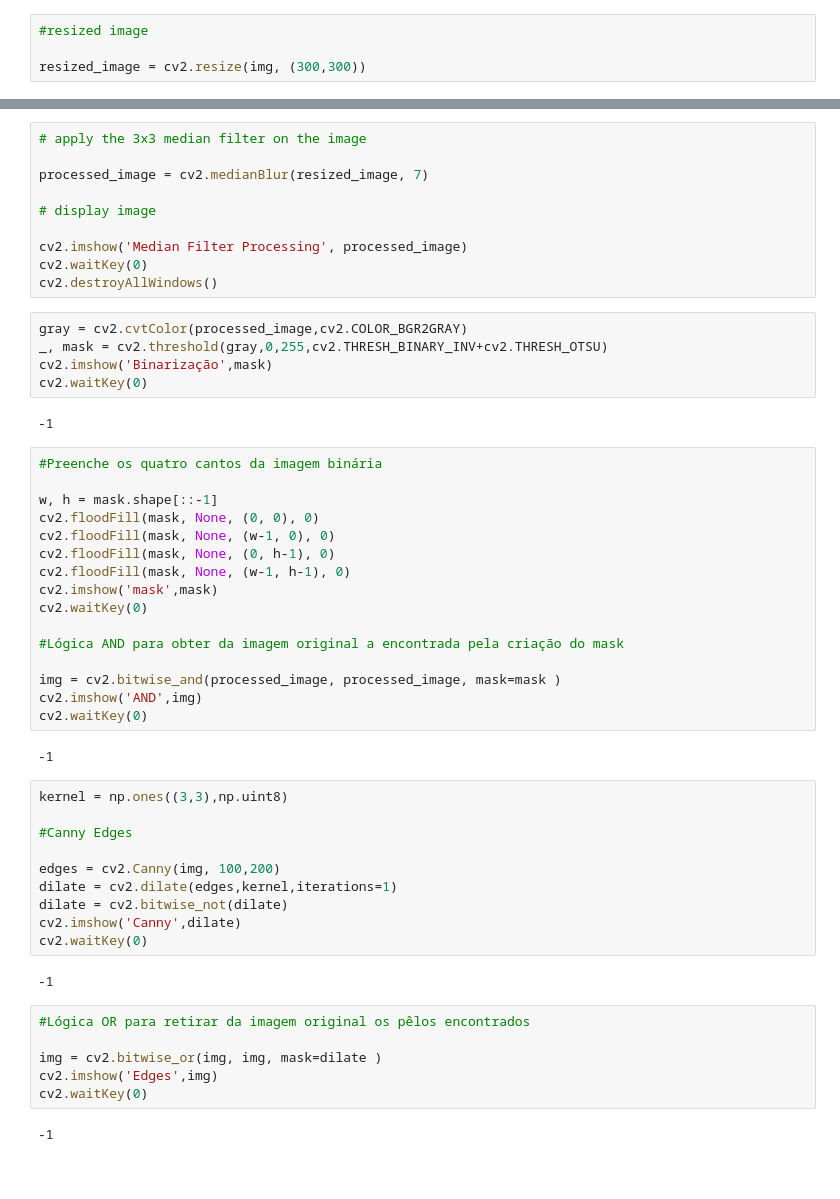
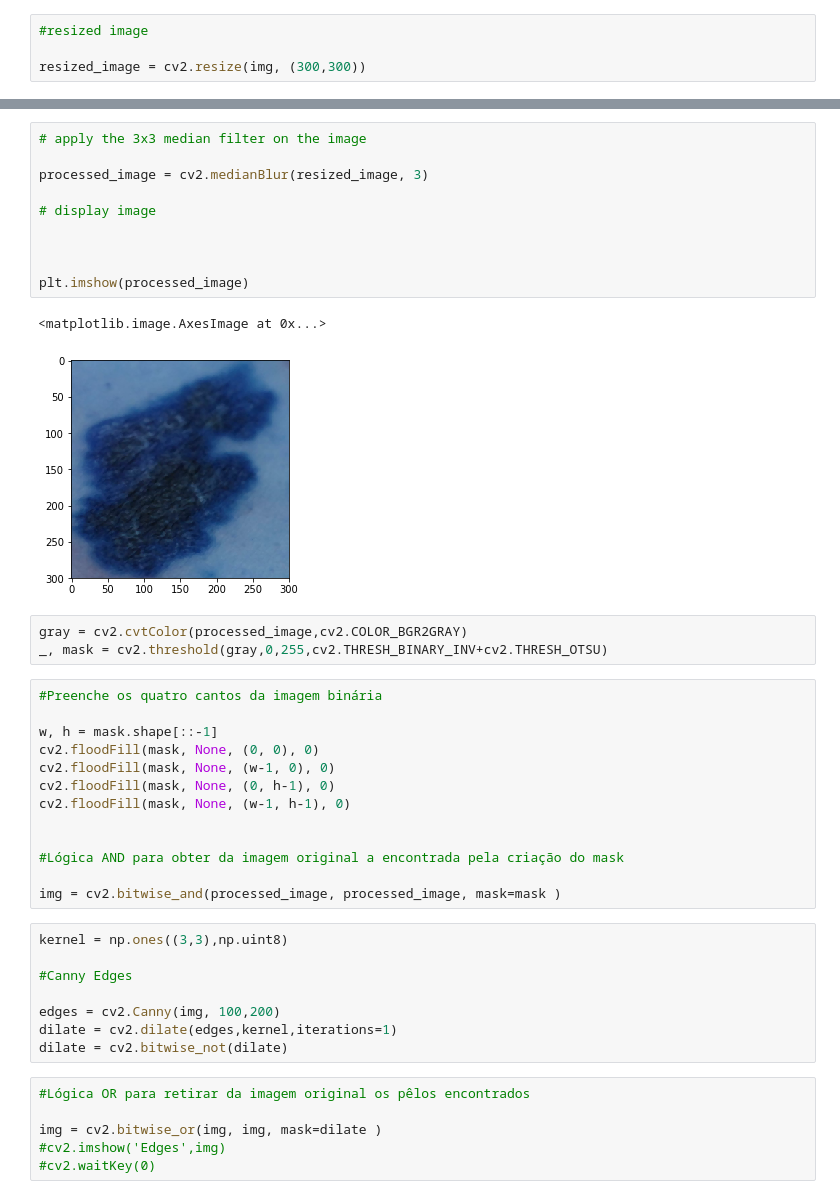
Before and after one commit to thiago092/melanoma_recognition, a Jupyter notebook: melanoma.ipynb, the cells around one changed output, grey strips where cells are left out. Saved outputs shown, nothing was run; the diff lists cells and outputs as text; blank space fills up the shorter version.

```diff
--- a/melanoma.ipynb
+++ b/melanoma.ipynb
@@ -24,20 +24,19 @@ cv2.destroyAllWindows()
 # %%
 # apply the 3x3 median filter on the image
 
-processed_image = cv2.medianBlur(resized_image, 7)
+processed_image = cv2.medianBlur(resized_image, 3)
 
 # display image
 
-cv2.imshow('Median Filter Processing', processed_image)
-cv2.waitKey(0)
-cv2.destroyAllWindows()
+
+
+plt.imshow(processed_image)
+# %% [output]
+<matplotlib.image.AxesImage at 0x...>
+[figure, added]
 # %%
 gray = cv2.cvtColor(processed_image,cv2.COLOR_BGR2GRAY)
 _, mask = cv2.threshold(gray,0,255,cv2.THRESH_BINARY_INV+cv2.THRESH_OTSU)
-cv2.imshow('Binarização',mask)
-cv2.waitKey(0)
-# %% [output]
--1
 # %%
 #Preenche os quatro cantos da imagem binária
 
@@ -46,16 +45,11 @@ cv2.floodFill(mask, None, (0, 0), 0)
 cv2.floodFill(mask, None, (w-1, 0), 0)
 cv2.floodFill(mask, None, (0, h-1), 0)
 cv2.floodFill(mask, None, (w-1, h-1), 0)
-cv2.imshow('mask',mask)
-cv2.waitKey(0)
+
 
 #Lógica AND para obter da imagem original a encontrada pela criação do mask
 
 img = cv2.bitwise_and(processed_image, processed_image, mask=mask )
-cv2.imshow('AND',img)
-cv2.waitKey(0)
-# %% [output]
--1
 # %%
 kernel = np.ones((3,3),np.uint8)
 
@@ -64,18 +58,12 @@ kernel = np.ones((3,3),np.uint8)
 edges = cv2.Canny(img, 100,200)
 dilate = cv2.dilate(edges,kernel,iterations=1)
 dilate = cv2.bitwise_not(dilate)
-cv2.imshow('Canny',dilate)
-cv2.waitKey(0)
-# %% [output]
--1
 # %%
 #Lógica OR para retirar da imagem original os pêlos encontrados
 
 img = cv2.bitwise_or(img, img, mask=dilate )
-cv2.imshow('Edges',img)
-cv2.waitKey(0)
+#cv2.imshow('Edges',img)
+#cv2.waitKey(0)
-# %% [output]
--1
 # %%
 #Interpolação da imagem para preencher os vazios
 
```
Also changed, not shown: parts of 14 cells of this notebook.
